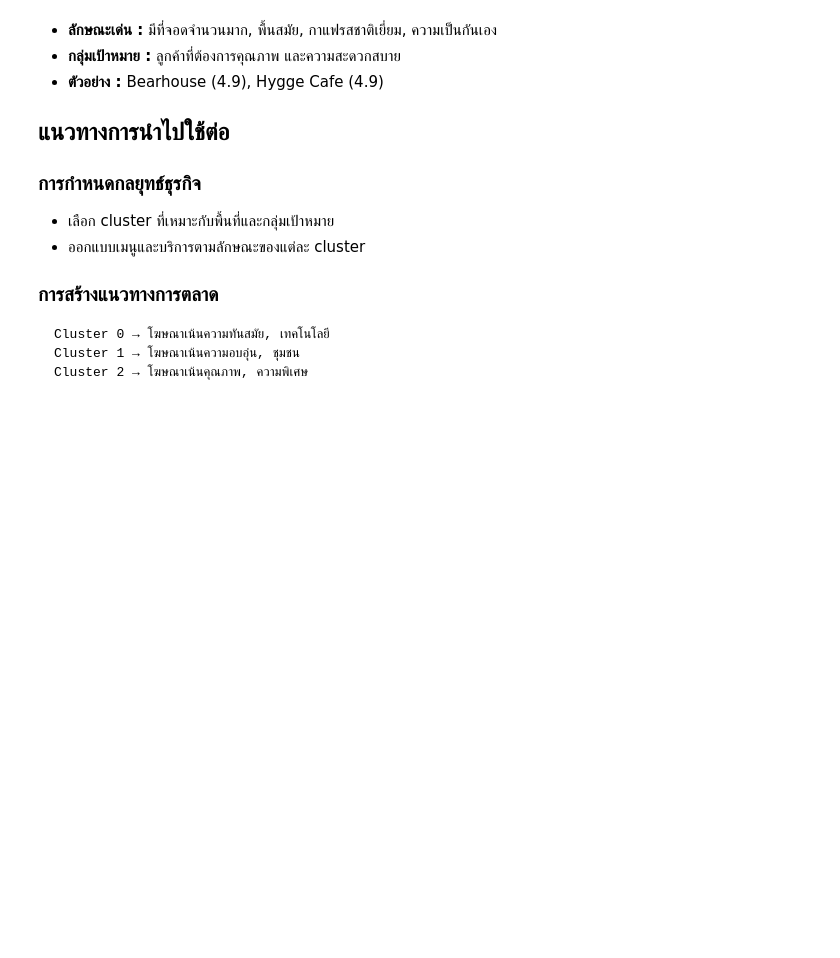
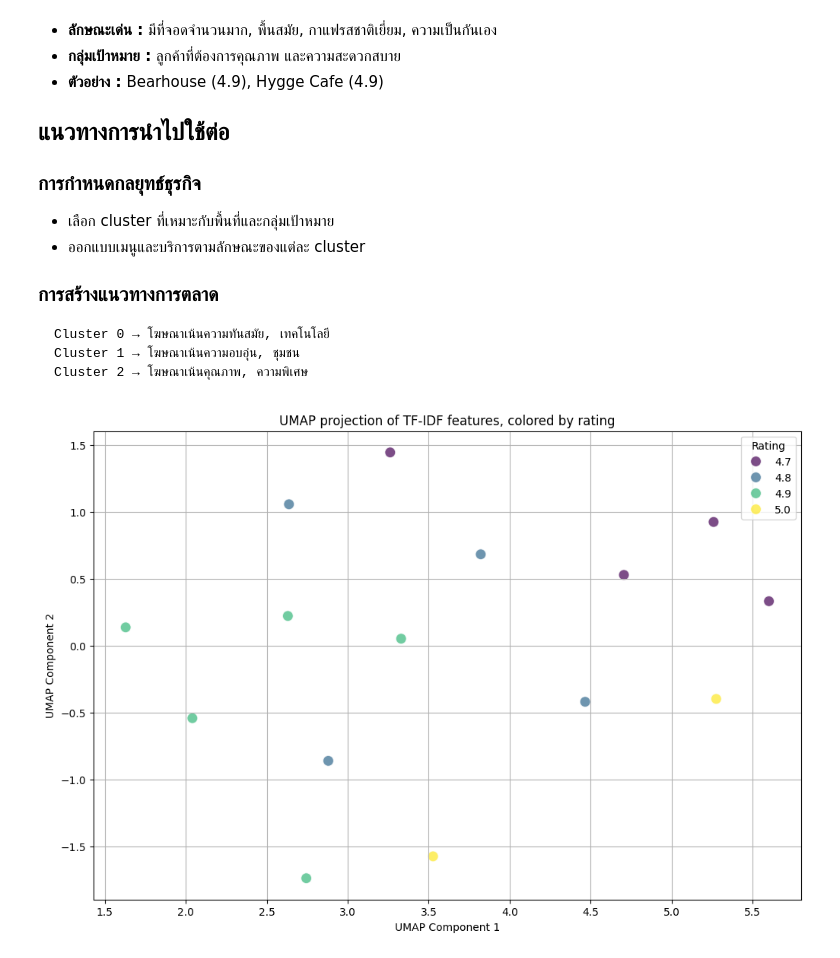
Before and after one commit to Nantakxrn007/Cafe-Analysis-Project, a Jupyter notebook: Final3/kmean.ipynb, the cells around one changed output. Saved outputs shown, nothing was run; the diff lists cells and outputs as text; code cells hidden in the pictures; blank space fills up the shorter version.

````diff
--- a/Final3/kmean.ipynb
+++ b/Final3/kmean.ipynb
@@ -429,3 +424,63 @@ Cluster 0 → โฆษณาเน้นความทันสมัย, เ
 Cluster 1 → โฆษณาเน้นความอบอุ่น, ชุมชน
 Cluster 2 → โฆษณาเน้นคุณภาพ, ความพิเศษ
 ```
+# %%
+import umap
+import matplotlib.pyplot as plt
+import pandas as pd
+import seaborn as sns
+
+# Assuming tfidf_df and ready_tf_idf are already loaded and processed
+# tfidf_df was created in cell 22
+# ready_tf_idf was last modified in cell 19 and has 15 rows.
+
+# Ensure tfidf_df has the correct number of rows (15) to match ready_tf_idf for coloring
+if len(tfidf_df) == len(ready_tf_idf):
+    # Initialize UMAP. You can tune n_neighbors and min_dist.
+    # n_components=2 for a 2D plot
+    # random_state for reproducibility
+    reducer = umap.UMAP(n_neighbors=5,  # Lower values for more local structure, higher for global
+                        min_dist=0.3,   # Lower values for more clustered/clumped embeddings
+                        n_components=2,
+                        random_state=42)
+
+    # Fit and transform the tfidf_df data
+    embedding = reducer.fit_transform(tfidf_df)
+
+    # Create a DataFrame for the UMAP embeddings
+    umap_df = pd.DataFrame(embedding, columns=['UMAP1', 'UMAP2'])
+
+    # Add the 'rating' from ready_tf_idf for coloring the plot
+    # Reset index of ready_tf_idf if it's not already aligned with tfidf_df (which it should be if tfidf_df was created from it)
+    umap_df['rating'] = ready_tf_idf['rating'].values
+    umap_df['name'] = ready_tf_idf['name'].values # For potential hover tooltips or labels
+
+    # Plotting the UMAP embeddings
+    plt.figure(figsize=(12, 8))
+    scatter = sns.scatterplot(
+        x='UMAP1',
+        y='UMAP2',
+        hue='rating',      # Color by rating
+        palette='viridis', # Choose a color palette
+        data=umap_df,
+        s=100,             # Size of the points
+        alpha=0.7
+    )
+
+    plt.title('UMAP projection of TF-IDF features, colored by rating')
+    plt.xlabel('UMAP Component 1')
+    plt.ylabel('UMAP Component 2')
+    plt.legend(title='Rating')
+    plt.grid(True)
+
+    # Optional: Add labels to points (can be crowded for many points)
+    # for i, txt in enumerate(umap_df['name']):
+    #     plt.annotate(txt, (umap_df['UMAP1'].iloc[i], umap_df['UMAP2'].iloc[i]), fontsize=8, alpha=0.75)
+
+    plt.show()
+
+else:
+    print(f"Row count mismatch: tfidf_df has {len(tfidf_df)} rows and ready_tf_idf has {len(ready_tf_idf)} rows.")
+    print("Cannot directly map ratings for coloring. Please ensure DataFrames are aligned.")
+# %% [output]
+[figure, added]
````
Also changed, not shown: parts of 3 cells of this notebook, 1 other file.
